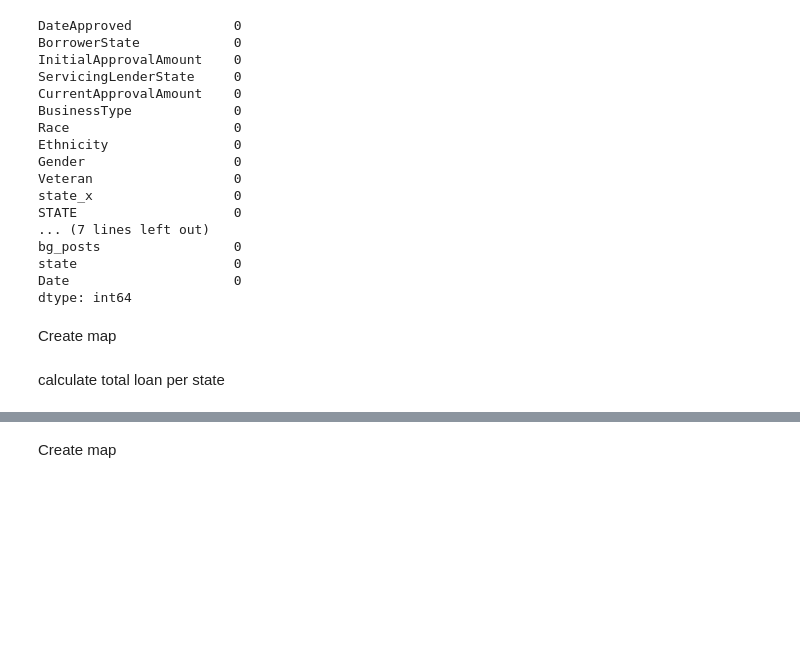
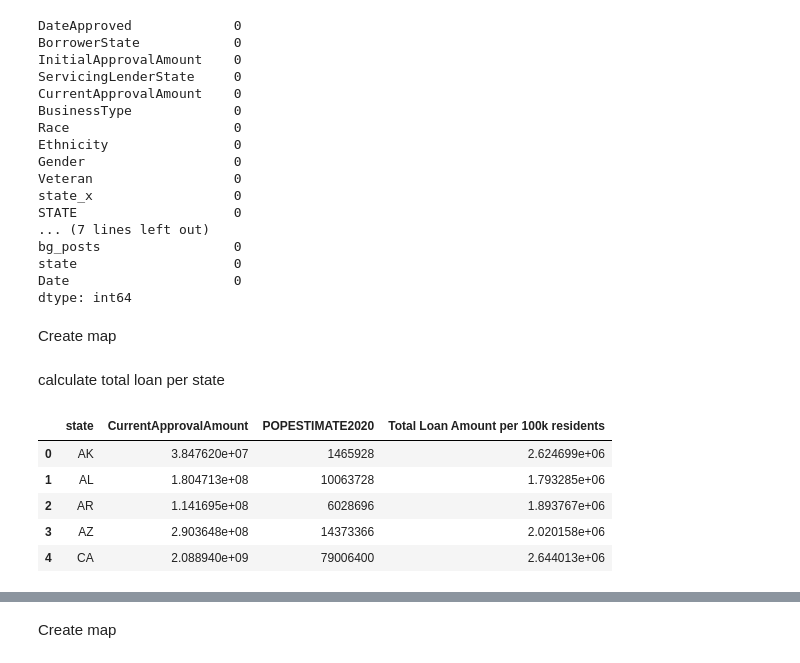
Before and after one commit to khadjiantonis/Data-Engineering, a Jupyter notebook: Data Engineering exc2.ipynb, the cells around one changed output, grey strips where cells are left out. Saved outputs shown, nothing was run; the diff lists cells and outputs as text; code cells hidden in the pictures; blank space fills up the shorter version.

```diff
--- a/Data Engineering exc2.ipynb
+++ b/Data Engineering exc2.ipynb
@@ -507,6 +507,14 @@ calculate total loan per state
 # %%
 state_loan = ppp_sample.groupby('state')['CurrentApprovalAmount'].sum().reset_index()
 state_population = p_e.groupby('state')['POPESTIMATE2020'].sum().reset_index()
 state_loan_totals = state_loan.merge(state_population, on='state')
 state_loan_totals['Total Loan Amount per 100k residents'] = (state_loan_totals['CurrentApprovalAmount'] / state_loan_totals['POPESTIMATE2020']) * 100000
 state_loan_totals[['state', 'Total Loan Amount per 100k residents']].to_csv('CovidRecovery/CSV/state_loan_totals.csv', index=False)
+state_loan_totals.head()
+# %% [output]
+|  | state | CurrentApprovalAmount | POPESTIMATE2020 | Total Loan Amount per 100k residents |
+| 0 | AK | 3.847620e+07 | 1465928 | 2.624699e+06 |
+| 1 | AL | 1.804713e+08 | 10063728 | 1.793285e+06 |
+| 2 | AR | 1.141695e+08 | 6028696 | 1.893767e+06 |
+| 3 | AZ | 2.903648e+08 | 14373366 | 2.020158e+06 |
+| 4 | CA | 2.088940e+09 | 79006400 | 2.644013e+06 |
```
Also changed, not shown: parts of 14 cells of this notebook.
